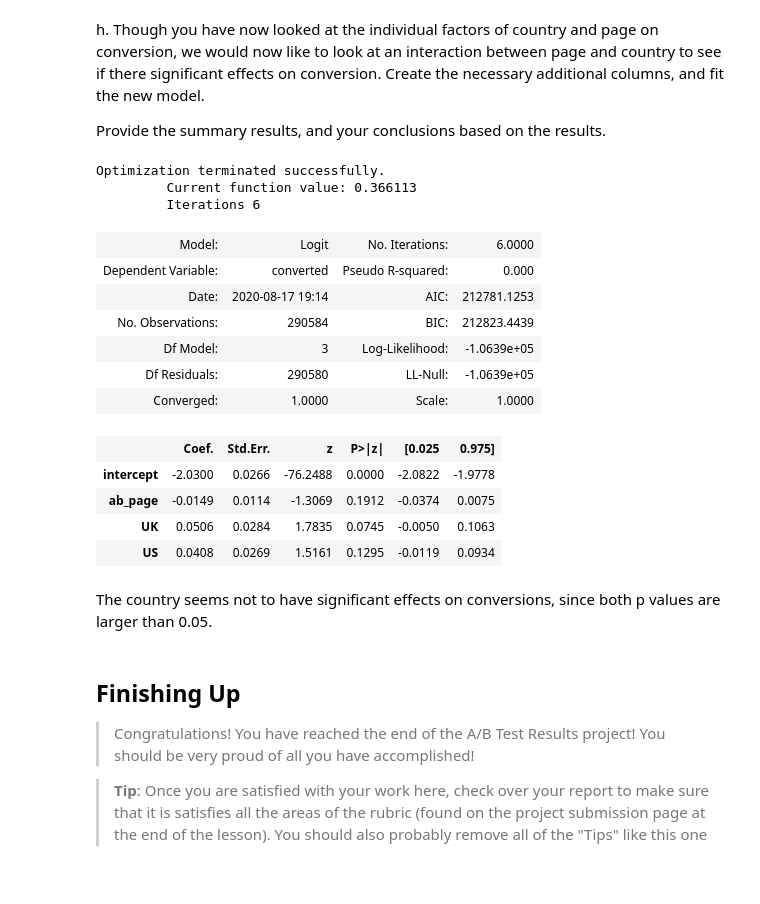
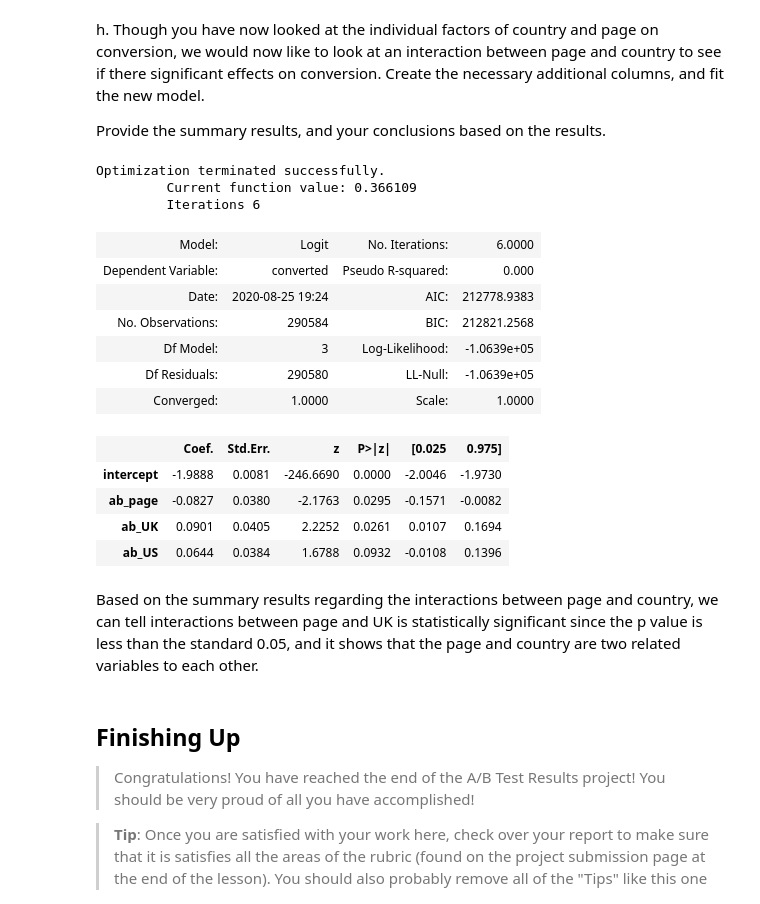
Before and after one commit to keruichen-coco/Analyze_ab_test_results, a Jupyter notebook: Analyze_ab_test_results_notebook.ipynb, the cells around one changed output. Saved outputs shown, nothing was run; the diff lists cells and outputs as text; code cells hidden in the pictures; blank space fills up the shorter version.

```diff
--- a/Analyze_ab_test_results_notebook.ipynb
+++ b/Analyze_ab_test_results_notebook.ipynb
@@ -366,3 +364,9 @@ df_new['country'].unique()
 array(['UK', 'US', 'CA'], dtype=object)
 # %%
 df_new[['CA','UK', 'US']]= pd.get_dummies(df_new['country'])
+# %%
+df_new['intercept'] = 1
+
+lm = sm.Logit(df_new['converted'],df_new[['intercept','ab_page','UK','US']])
+results = lm.fit()
+results.summary2()
@@ -373,27 +395,29 @@ Provide the summary results, and your conclusions based on the results.
 # %%
 df_new['intercept'] = 1
 
-lm = sm.Logit(df_new['converted'],df_new[['intercept','ab_page','UK','US']])
+df_new['ab_UK'] = df_new['ab_page'] * df_new['UK']
+df_new['ab_US'] = df_new['ab_page'] * df_new['US']
+lm = sm.Logit(df_new['converted'], df_new[['intercept', 'ab_page', 'ab_UK', 'ab_US']])
 results = lm.fit()
 results.summary2()
 # %% [output]
 Optimization terminated successfully.
-         Current function value: 0.366113
+         Current function value: 0.366109
          Iterations 6
 | Model: | Logit | No. Iterations: | 6.0000 |
 | Dependent Variable: | converted | Pseudo R-squared: | 0.000 |
-| Date: | 2020-08-17 19:14 | AIC: | 212781.1253 |
-| No. Observations: | 290584 | BIC: | 212823.4439 |
+| Date: | 2020-08-25 19:24 | AIC: | 212778.9383 |
+| No. Observations: | 290584 | BIC: | 212821.2568 |
 | Df Model: | 3 | Log-Likelihood: | -1.0639e+05 |
 | Df Residuals: | 290580 | LL-Null: | -1.0639e+05 |
 | Converged: | 1.0000 | Scale: | 1.0000 |
 |  | Coef. | Std.Err. | z | P>|z| | [0.025 | 0.975] |
-| intercept | -2.0300 | 0.0266 | -76.2488 | 0.0000 | -2.0822 | -1.9778 |
-| ab_page | -0.0149 | 0.0114 | -1.3069 | 0.1912 | -0.0374 | 0.0075 |
-| UK | 0.0506 | 0.0284 | 1.7835 | 0.0745 | -0.0050 | 0.1063 |
-| US | 0.0408 | 0.0269 | 1.5161 | 0.1295 | -0.0119 | 0.0934 |
+| intercept | -1.9888 | 0.0081 | -246.6690 | 0.0000 | -2.0046 | -1.9730 |
+| ab_page | -0.0827 | 0.0380 | -2.1763 | 0.0295 | -0.1571 | -0.0082 |
+| ab_UK | 0.0901 | 0.0405 | 2.2252 | 0.0261 | 0.0107 | 0.1694 |
+| ab_US | 0.0644 | 0.0384 | 1.6788 | 0.0932 | -0.0108 | 0.1396 |
-# %% [markdown]
-The country seems not to have significant effects on conversions, since both p values are larger than 0.05.
+# %% [markdown]
+Based on the summary results regarding the interactions between page and country, we can tell interactions between page and UK is statistically significant since the p value is less than the standard 0.05, and it shows that the page and country are two related variables to each other.
 # %% [markdown]
 <a id='conclusions'></a>
 ## Finishing Up
```
Also changed, not shown: parts of 7 cells of this notebook.
